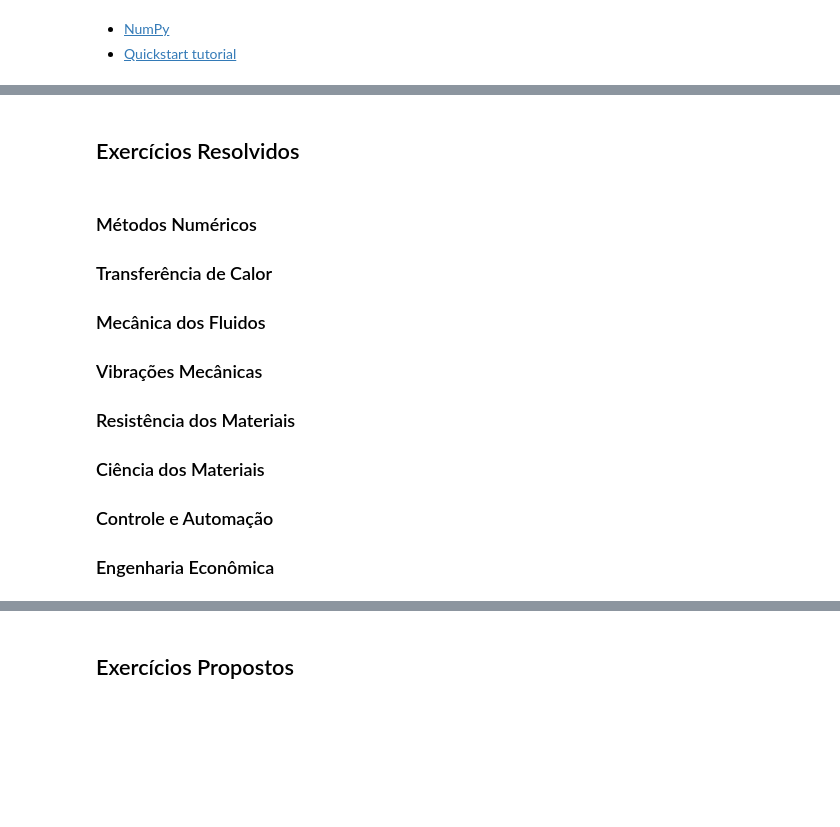
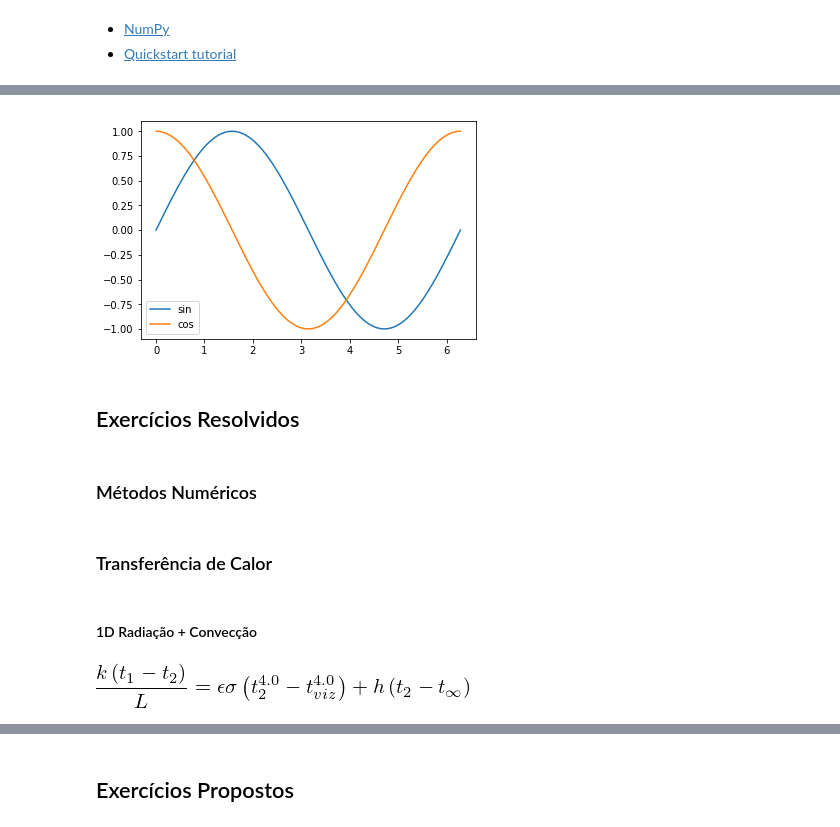
Before and after one commit to fschuch/JAEP-2019.py, a Jupyter notebook: Oficina.ipynb, the cells around one changed output, grey strips where cells are left out. Drawn from its saved outputs; the diff is of its cells as text; code cells hidden in the pictures; blank space fills up the shorter version.

```diff
--- a/Oficina.ipynb
+++ b/Oficina.ipynb
@@ -151,7 +168,7 @@ type(a)
 numpy.ndarray
 # %%
 # outras funções que merecem destaque:
-for f in [np.zeros, np.ones, np.linspace]:
+for f in [np.zeros, np.zeros_like, np.ones, np.linspace]:
     print('=============== '+f.__name__+' ===============\n')
     print(f.__doc__+'\n')
 # %% [output]
@@ -203,0 +269,10 @@ O Bokeh fornece uma maneira elegante e concisa de construir gráficos versáteis
+# %%
+x = np.linspace(0., 2*np.pi, num=200, endpoint=True)
+
+for f in [np.sin, np.cos]:
+    plt.plot(x, f(x), label=f.__name__)
+
+plt.legend()
+plt.show()
+# %% [output]
+[figure, added]
@@ -213,16 +292,6 @@ import matplotlib.pyplot as plt
-# %% [markdown]
-### Métodos Numéricos
-
-### Transferência de Calor
-
-### Mecânica dos Fluidos
-
-### Vibrações Mecânicas
-
-### Resistência dos Materiais
-
-### Ciência dos Materiais
-
-### Controle e Automação
-
-### Engenharia Econômica
+# %% [markdown]
+### Métodos Numéricos
+# %% [markdown]
+### Transferência de Calor
+# %% [markdown]
+#### 1D Radiação + Convecção
@@ -228,0 +300,5 @@ import matplotlib.pyplot as plt
+# %%
+eq1 = sm.Eq(k*(t1-t2)/l,epsi*sigma*(t2**4.-tviz**4.)+h*(t2-too))
+eq1
+# %% [output]
+[figure, added]
```
Also changed, not shown: parts of 31 cells of this notebook, 3 other files.
